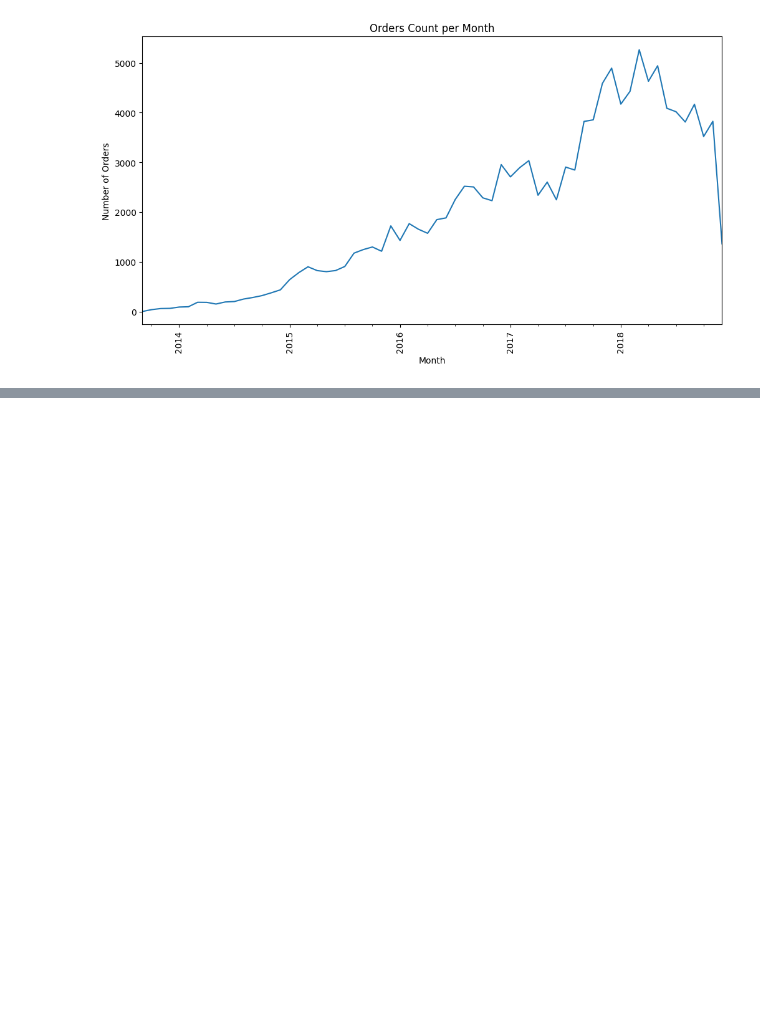
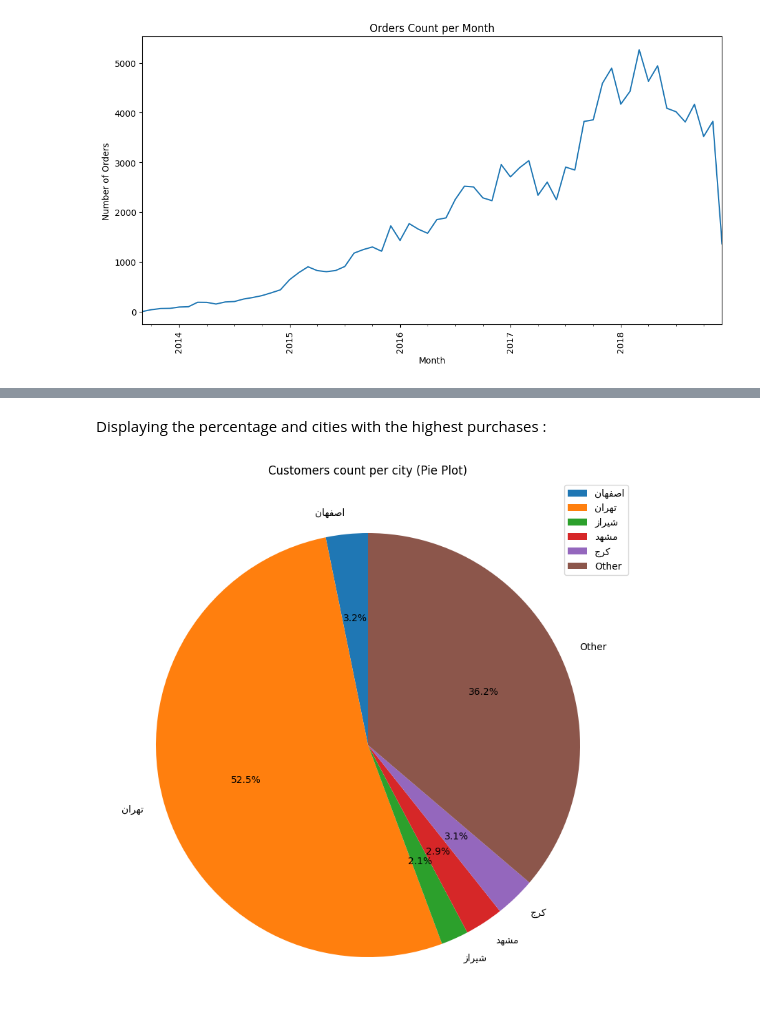
Before and after one commit to Moein-Moatali-2006/Data-Science, a Jupyter notebook: Data Science 5.3/Digikala/main.ipynb, the cells around one changed output, grey strips where cells are left out. Cells and saved outputs as stored; diff of their text form; code cells hidden in the pictures; blank space fills up the shorter version.

```diff
--- a/Data Science 5.3/Digikala/main.ipynb
+++ b/Data Science 5.3/Digikala/main.ipynb
@@ -29,0 +58,3 @@ plt.show()
+# %%
+dt = pd.read_csv("city_sales_percentage.csv")
+dt.head()
@@ -29,0 +68,26 @@ plt.show()
+# %% [markdown]
+Displaying the percentage and cities with the highest purchases :
+# %%
+
+filter_2_city = dt.query("sales_percentage > 2")
+
+others_percentage = dt.query("sales_percentage <= 2")["sales_percentage"].sum()
+
+others_data = pd.DataFrame({"city_name_fa": ["Other"], "sales_percentage": [others_percentage]})
+filtered_data = pd.concat([filter_2_city, others_data], ignore_index=True)
+
+persian_text = [get_display(reshape(label)) for label in filtered_data['city_name_fa'].to_numpy(dtype='str')]
+
+plt.figure(figsize=(12,10))
+plt.pie(
+    filtered_data["sales_percentage"],
+    labels=persian_text,
+    autopct='%1.1f%%',
+    startangle=90
+)
+
+plt.legend()
+plt.title("Customers count per city (Pie Plot)")
+plt.show()
+# %% [output]
+[figure, added]
```
Also changed, not shown: parts of 9 cells of this notebook, 3 other files.
